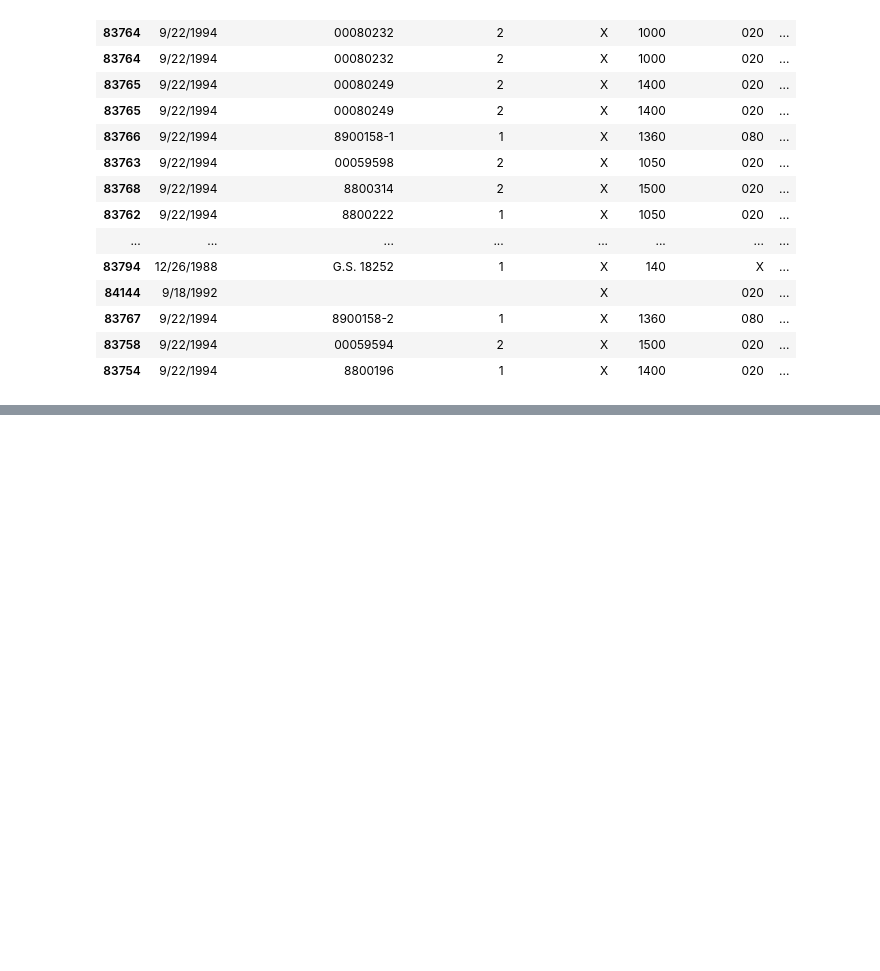
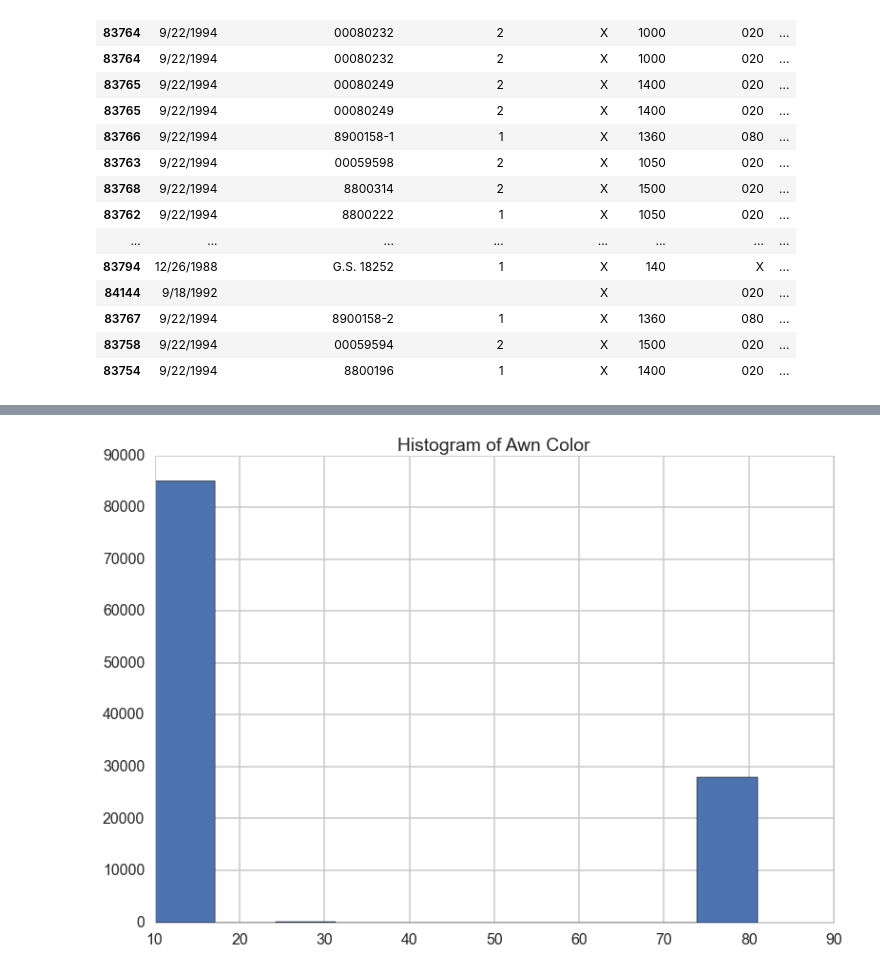
Before and after one commit to o0neil/Believe_The_Hype, a Jupyter notebook: WORK.ipynb, the cells around one changed output, grey strips where cells are left out. Drawn from its saved outputs; the diff is of its cells as text; code cells hidden in the pictures; blank space fills up the shorter version.

```diff
--- a/WORK.ipynb
+++ b/WORK.ipynb
@@ -262,0 +320,5 @@ all_info.head(20)
+# %%
+plt.hist(to_int_list(all_info, 'awn_color'))
+plt.title('Histogram of Awn Color');
+# %% [output]
+[figure, added]
```
Also changed, not shown: parts of 52 cells of this notebook, 1 other file.
